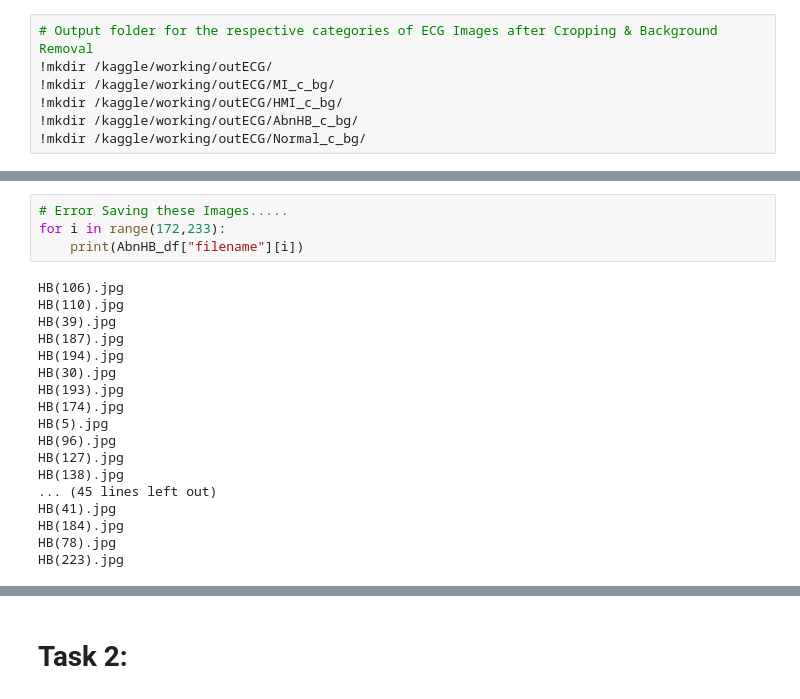
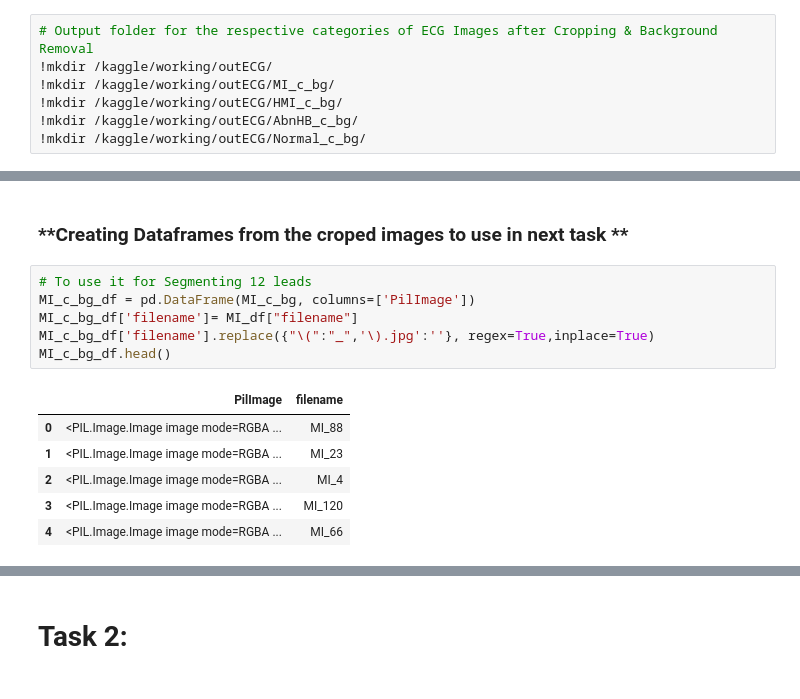
Before and after one commit to OmdenaAI/omdena-morocco-heartrisk, a Jupyter notebook: src/tasks/task-5-data-preprocessing-with-ayoub/ecg-data-preprocessing.ipynb, the cells around one changed output, grey strips where cells are left out. Drawn from its saved outputs; the diff is of its cells as text.

```diff
--- a/src/tasks/task-5-data-preprocessing-with-ayoub/ecg-data-preprocessing.ipynb
+++ b/src/tasks/task-5-data-preprocessing-with-ayoub/ecg-data-preprocessing.ipynb
@@ -314,22 +329,15 @@ for path, dirs, files in os.walk(os.path.abspath(r"./outECG/AbnHB_c_bg/")):
-# %%
-# Error Saving these Images.....
-for i in range(172,233):
-    print(AbnHB_df["filename"][i])
-# %% [output]
-HB(106).jpg
-HB(110).jpg
-HB(39).jpg
-HB(187).jpg
-HB(194).jpg
-HB(30).jpg
-HB(193).jpg
-HB(174).jpg
-HB(5).jpg
-HB(96).jpg
-HB(127).jpg
-HB(138).jpg
-... (45 lines left out)
-HB(41).jpg
-HB(184).jpg
-HB(78).jpg
-HB(223).jpg
+# %% [markdown]
+### **Creating Dataframes from the croped images to use in next task **
+# %%
+# To use it for Segmenting 12 leads
+MI_c_bg_df = pd.DataFrame(MI_c_bg, columns=['PilImage'])
+MI_c_bg_df['filename']= MI_df["filename"]
+MI_c_bg_df['filename'].replace({"\(":"_",'\).jpg':''}, regex=True,inplace=True)
+MI_c_bg_df.head()
+# %% [output]
+|  | PilImage | filename |
+| 0 | <PIL.Image.Image image mode=RGBA ... | MI_88 |
+| 1 | <PIL.Image.Image image mode=RGBA ... | MI_23 |
+| 2 | <PIL.Image.Image image mode=RGBA ... | MI_4 |
+| 3 | <PIL.Image.Image image mode=RGBA ... | MI_120 |
+| 4 | <PIL.Image.Image image mode=RGBA ... | MI_66 |
```
Also changed, not shown: parts of 34 cells of this notebook.
